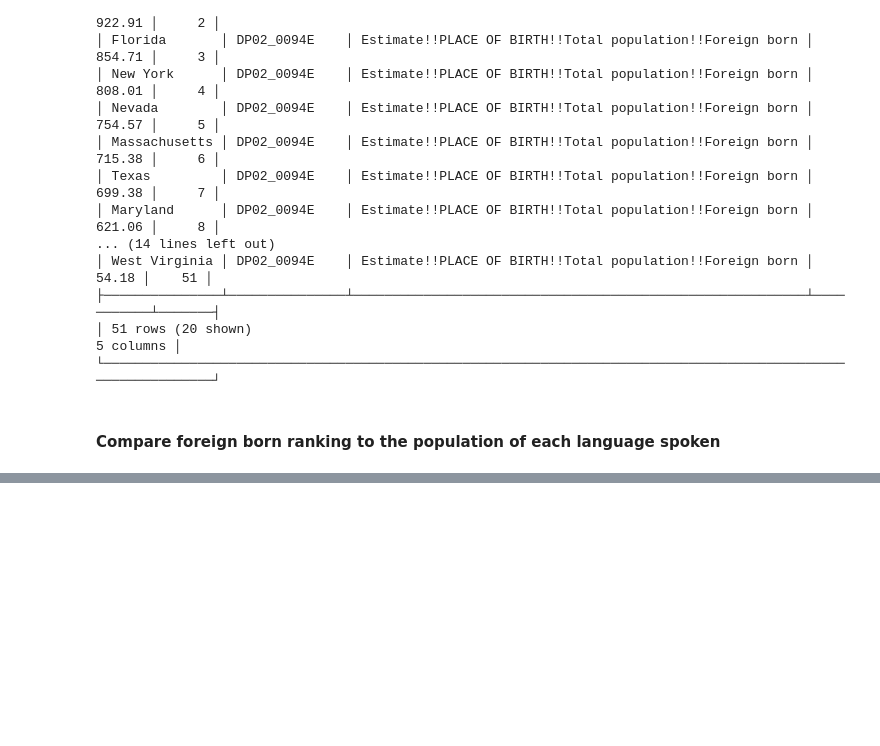
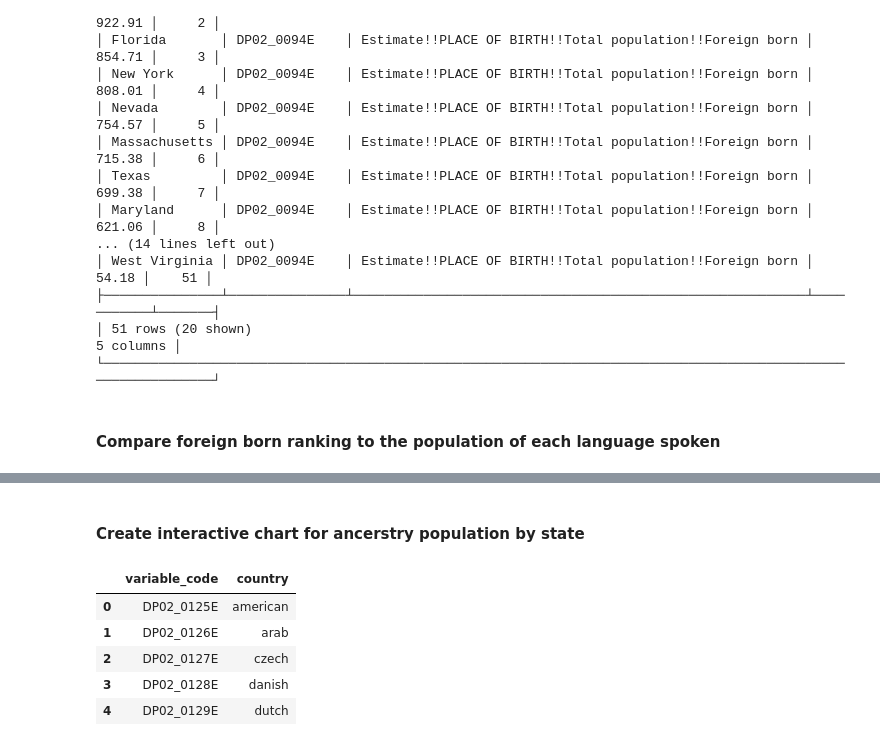
Before and after one commit to 0-steve/census_api, a Jupyter notebook: 3_query/duck_db.ipynb, the cells around one changed output, grey strips where cells are left out. Drawn from its saved outputs; the diff is of its cells as text; code cells hidden in the pictures; blank space fills up the shorter version.

```diff
--- a/3_query/duck_db.ipynb
+++ b/3_query/duck_db.ipynb
@@ -332,3 +335,5 @@ foreign_born_language[foreign_born_language["state_name"] == "California"].sort_
 | 40 | California | DP02_0133E | Estimate!!ANCESTRY!!Total populat... | 305.20 | 41 |
 | 43 | California | DP02_0136E | Estimate!!ANCESTRY!!Total populat... | 255.42 | 44 |
 | 45 | California | DP02_0125E | Estimate!!ANCESTRY!!Total populat... | 127.02 | 46 |
+# %% [markdown]
+#### Create interactive chart for ancerstry population by state
@@ -334,0 +351,9 @@ foreign_born_language[foreign_born_language["state_name"] == "California"].sort_
+# %%
+ancestry_country.head()
+# %% [output]
+|  | variable_code | country |
+| 0 | DP02_0125E | american |
+| 1 | DP02_0126E | arab |
+| 2 | DP02_0127E | czech |
+| 3 | DP02_0128E | danish |
+| 4 | DP02_0129E | dutch |
```
Also changed, not shown: parts of 12 cells of this notebook, 2 other files.
